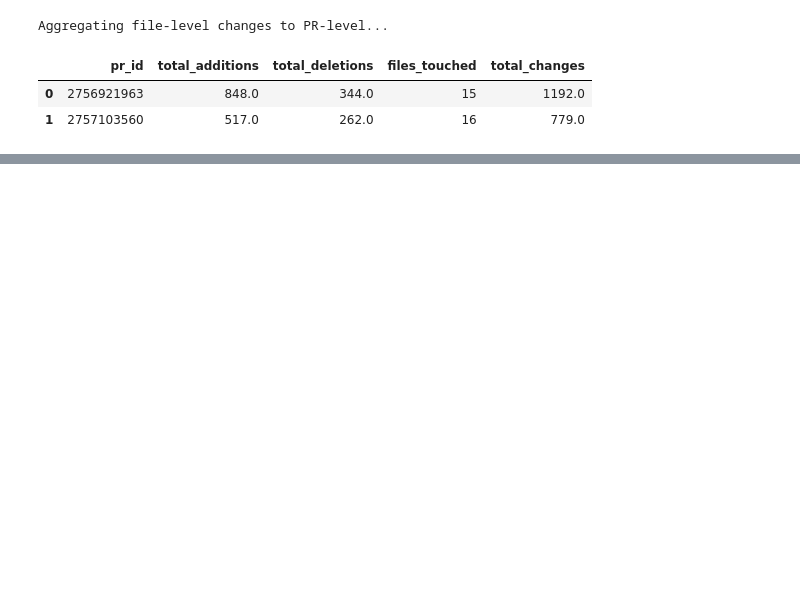
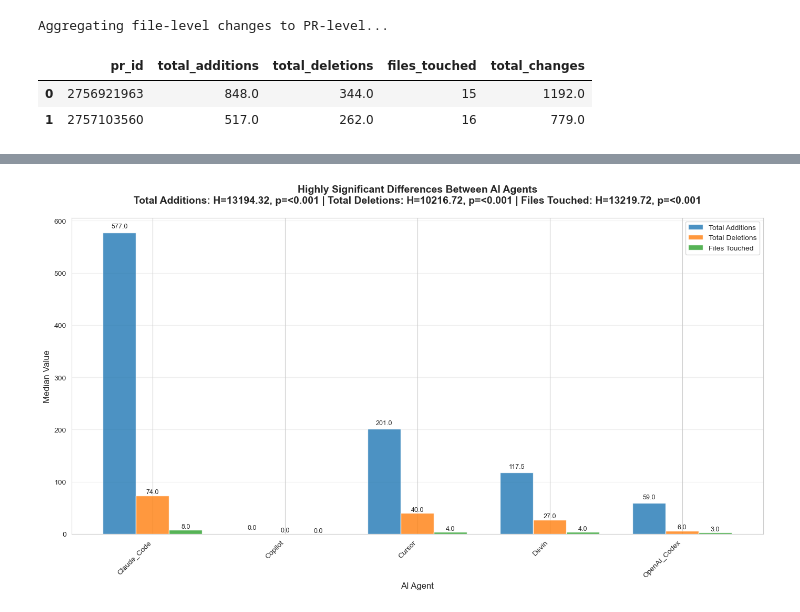
Before and after one commit to Riazul-Islam-Rifat/AIDev-2a-Git, a Jupyter notebook: Dataset-Analysis1.ipynb, the cells around one changed output, grey strips where cells are left out. Cells and saved outputs as stored; diff of their text form; code cells hidden in the pictures; blank space fills up the shorter version.

```diff
--- a/Dataset-Analysis1.ipynb
+++ b/Dataset-Analysis1.ipynb
@@ -211,0 +331,81 @@ Aggregating file-level changes to PR-level...
+# %%
+# Statistical tests to confirm differences between agents
+print("Kruskal-Wallis Test for Differences Between Agents:")
+print('======================================================')
+
+# Store results dynamically
+stats_results = []
+for metric in ['total_additions', 'total_deletions', 'files_touched']:
+    agent_groups = [group[metric].values
+                    for agent, group in merged_df.groupby('agent') if len(group) > 100]
+    h_stat, p_value = stats.kruskal(*agent_groups)
+    stats_results.append({"metric": metric, "H": h_stat, "p": p_value})
+    print(f"| {metric}: H = {h_stat:.2f}, || p = {p_value:.3e} |")
+    print("______________________________________________")
+
+# First, calculate the median values for each agent and metric
+agents_to_include = [agent for agent, group in merged_df.groupby('agent') if len(group) > 100]
+metrics = ['total_additions', 'total_deletions', 'files_touched']
+titles = ['Total Additions', 'Total Deletions', 'Files Touched']
+
+# Create a DataFrame to store median values
+median_data = []
+for agent in agents_to_include:
+    agent_medians = {'Agent': agent}
+    for metric in metrics:
+        agent_data = merged_df[merged_df['agent'] == agent][metric]
+        agent_medians[metric] = agent_data.median()
+    median_data.append(agent_medians)
+
+median_df = pd.DataFrame(median_data)
+
+# --- Build the title from results dynamically ---
+title_parts = []
+for res, title in zip(stats_results, titles):
+    h_val = f"{res['H']:.2f}"
+    p_val = "<0.001" if res['p'] < 0.001 else f"{res['p']:.3f}"
+    title_parts.append(f"{title}: H={h_val}, p={p_val}")
+
+title_text = "Highly Significant Differences Between AI Agents\n" + " | ".join(title_parts)
+
+# --- Plotting ---
+fig, ax = plt.subplots(figsize=(14, 8))
+bar_width = 0.25
+x = np.arange(len(agents_to_include))
+colors = ['#1f77b4', '#ff7f0e', '#2ca02c']  # Blue, Orange, Green
+
+for i, metric in enumerate(metrics):
+    ax.bar(x + i * bar_width, median_df[metric], bar_width,
+            label=titles[i], color=colors[i], alpha=0.8)
+
+ax.set_title(title_text, fontsize=14, fontweight='bold', pad=20)
+ax.set_xlabel('AI Agent', fontsize=12)
+ax.set_ylabel('Median Value', fontsize=12)
+ax.set_xticks(x + bar_width)
+ax.set_xticklabels(agents_to_include, rotation=45, ha='right')
+ax.legend()
+ax.grid(True, alpha=0.3, axis='y')
+ax.set_axisbelow(True)
+
+# Add value labels on top of bars
+for i, metric in enumerate(metrics):
+    for j, agent in enumerate(agents_to_include):
+        value = median_df[median_df['Agent'] == agent][metric].values[0]
+        ax.text(j + i * bar_width, value + max(median_df[metric]) * 0.01,
+                f'{value:.1f}', ha='center', va='bottom', fontsize=9)
+
+plt.tight_layout()
+plt.savefig('agent_comparison_statistical_significance.png', dpi=300, bbox_inches='tight')
+plt.show()
+
+# --- Statistical Results Summary Table ---
+print("\nStatistical Results Summary:")
+print("+" + "-"*60 + "+")
+print(f"| {'Metric':<20} | {'H-statistic':<15} | {'p-value':<15} |")
+print("+" + "-"*60 + "+")
+for res, title in zip(stats_results, titles):
+    h_val = f"{res['H']:.2f}"
+    p_val = "<0.001" if res['p'] < 0.001 else f"{res['p']:.3f}"
+    print(f"| {title:<20} | {h_val:<15} | {p_val:<15} |")
+print("+" + "-"*60 + "+")
+# %% [output]
@@ -211,0 +420 @@ Aggregating file-level changes to PR-level...
+[figure, added]
```
Also changed, not shown: parts of 11 cells of this notebook.
